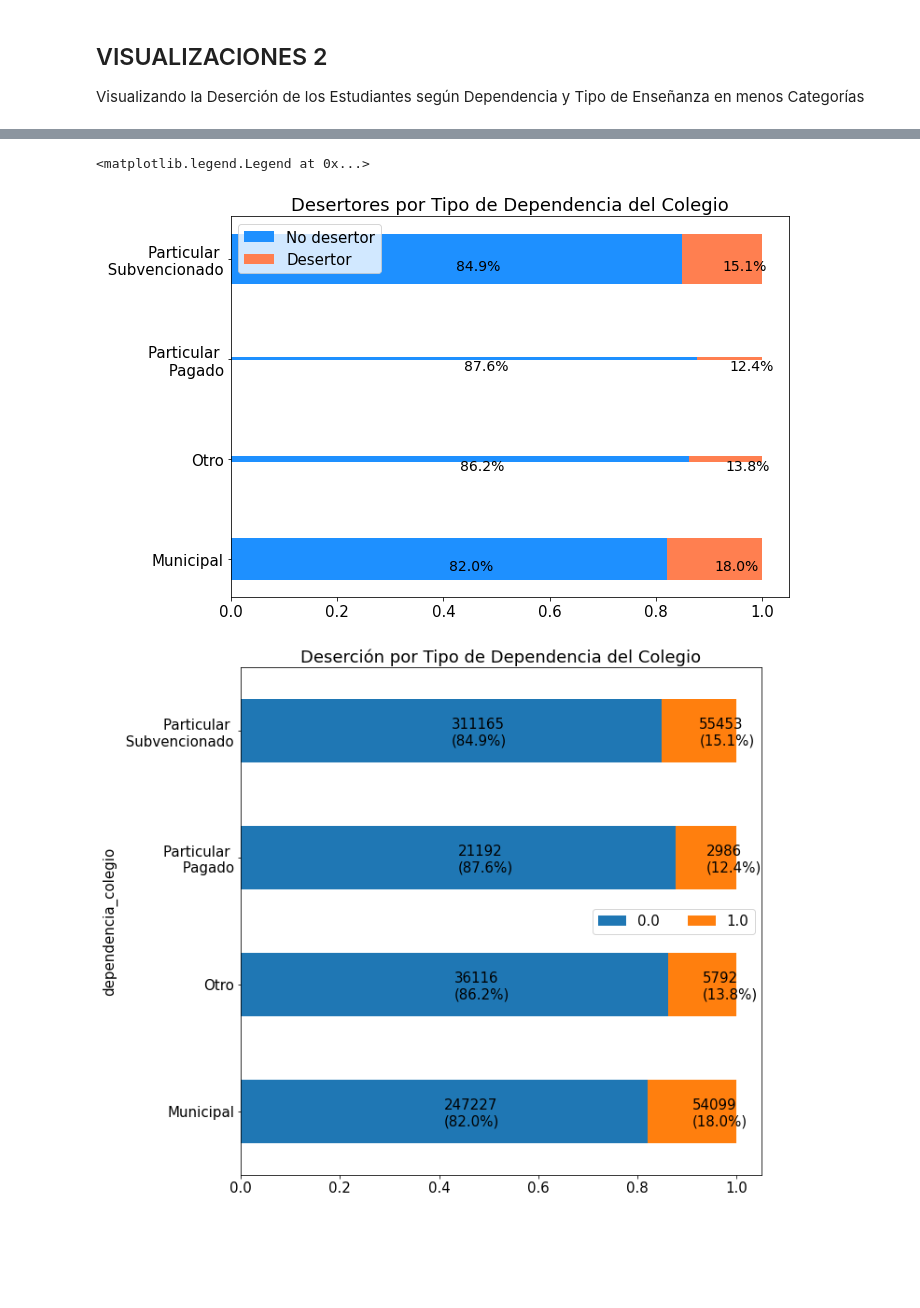
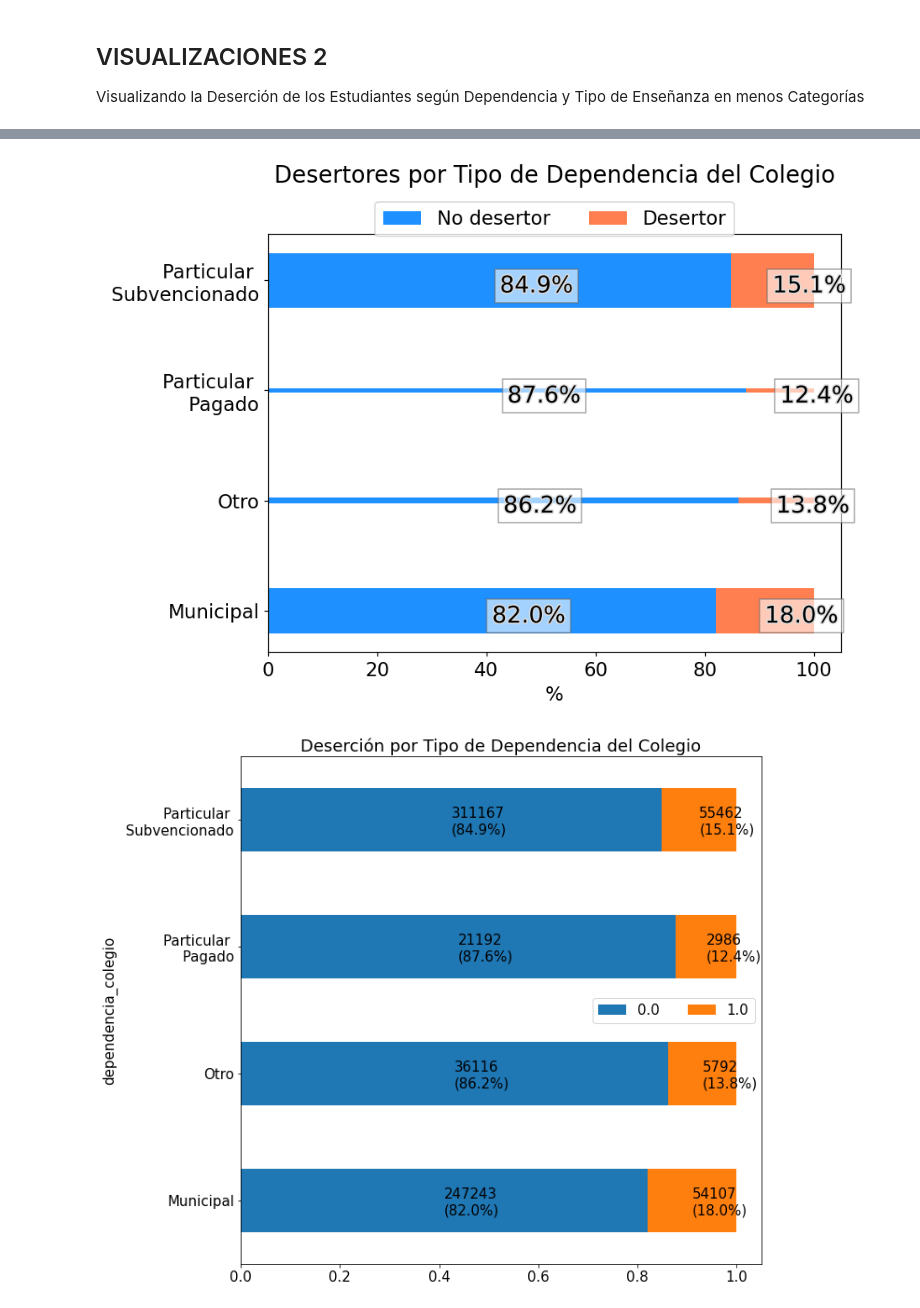
Before and after one commit to GianniCatBug/MDS7201-mineduc-desercion, a Jupyter notebook: notebooks/4.5-exploracion-datos-establecimientos.ipynb, the cells around one changed output, grey strips where cells are left out. Drawn from its saved outputs; the diff is of its cells as text; code cells hidden in the pictures; blank space fills up the shorter version.

```diff
--- a/notebooks/4.5-exploracion-datos-establecimientos.ipynb
+++ b/notebooks/4.5-exploracion-datos-establecimientos.ipynb
@@ -285,7 +283,7 @@ cols = [ 'mrun','cat_periodo', 'codigo_unico',
        'anio_ing_carr_ori',
        'tipo_inst_1', 'dependencia_colegio','tipo_ensenanza_colegio','desertor_1']
 
-df = pd.read_csv('file:///Users/cristobalperez/Downloads/matriz_desercion.csv',usecols=cols)
+df = pd.read_csv(f"{BASE}work_data/matriz_desercion_1.csv.gz", usecols=cols)
 
 df = df.drop_duplicates(subset='mrun')
 
@@ -746,10 +744,10 @@ cross_tab = pd.crosstab(index=df2['tipo_ensenanza_colegio'],
 
 w = list(cross_tab.T.sum()/cross_tab.T.sum().sum())
 
-f, ax = plt.subplots(figsize=(10,7))
+f, ax = plt.subplots(figsize=(10,7), dpi=110)
 plt.rcParams.update({'font.size': 15})
 
-plt.title("Desertores por Tipo de Enseñanza en el Colegio")
+plt.title("Desertores por Tipo de Enseñanza en el Colegio", pad=40)
 
 b1 = plt.barh(cross_tab_prop.reset_index()['tipo_ensenanza_colegio'],
                 cross_tab_prop.reset_index()[0],
@@ -766,11 +764,16 @@ for n, x in enumerate([*cross_tab.index.values]):
     for (proportion, y_loc) in zip(cross_tab_prop.loc[x],
                                           cross_tab_prop.loc[x].cumsum()):
 
-        plt.text(x=(y_loc - proportion) + (proportion / 2),
+        t = plt.text(x=(y_loc - proportion) + (proportion / 2),
                  y=n - 0.11,
                  s=f'{np.round(proportion * 100, 1)}%',
                  color="black",
-                 fontsize=14)
+                 fontsize=18,
+                path_effects=[pe.withStroke(linewidth=2, foreground="gainsboro")])
+        t.set_bbox(dict(facecolor='white', alpha=0.6, edgecolor='dimgray'))
 
-ax.legend(['No desertor', 'Desertor'], loc ='upper left')
+ax.legend(['No desertor', 'Desertor'],loc='upper center', ncol=2, bbox_to_anchor=(0.5, 1.1))
+ax.tick_params(axis='both', which='major', labelsize=15)
+ax.set_xticks(np.arange(0, 1.2, 0.2), [0, 20, 40, 60, 80, 100]);
+ax.set_xlabel("%");
 # %% [output]
@@ -784,40 +786,44 @@ cross_tab_prop = pd.crosstab(index=df2['dependencia_colegio'],
 cross_tab = pd.crosstab(index=df2['dependencia_colegio'],
                         columns=df2['desertor_1'])
 
 
 w = list(cross_tab.T.sum()/cross_tab.T.sum().sum())
 
-f, ax = plt.subplots(figsize=(10,7))
+f, ax = plt.subplots(figsize=(8,6), dpi=110)
 
 plt.rcParams.update({'font.size': 15})
 
-plt.title("Desertores por Tipo de Dependencia del Colegio")
+plt.title("Desertores por Tipo de Dependencia del Colegio", pad=40)
 
 b1 = plt.barh(cross_tab_prop.reset_index()['dependencia_colegio'],
                 cross_tab_prop.reset_index()[0],
                 color="dodgerblue",
                 height=w)
 
 b2 = plt.barh(cross_tab_prop.reset_index()['dependencia_colegio'],
                 cross_tab_prop.reset_index()[1],
                 left=cross_tab_prop.reset_index()[0],
                 color="coral",
                 height=w)
 
 for n, x in enumerate([*cross_tab.index.values]):
     for (proportion, y_loc) in zip(cross_tab_prop.loc[x],
                                           cross_tab_prop.loc[x].cumsum()):
 
-        plt.text(x=(y_loc - proportion) + (proportion / 2),
+        t = plt.text(x=(y_loc - proportion) + (proportion / 2),
                  y=n - 0.11,
                  s=f'{np.round(proportion * 100, 1)}%',
                  color="black",
-                 fontsize=14)
+                 fontsize=18,
+                path_effects=[pe.withStroke(linewidth=2, foreground="gainsboro")])
+        t.set_bbox(dict(facecolor='white', alpha=0.6, edgecolor='dimgray'))
 
-ax.legend(['No desertor', 'Desertor'], loc ='upper left')
+ax.legend(['No desertor', 'Desertor'],loc='upper center', ncol=2, bbox_to_anchor=(0.5, 1.1))
+ax.tick_params(axis='both', which='major', labelsize=15)
+ax.set_xticks(np.arange(0, 1.2, 0.2), [0, 20, 40, 60, 80, 100]);
+ax.set_xlabel("%");
 # %% [output]
-<matplotlib.legend.Legend at 0x...>
-[figure, old version]
+[figure, new version]
 # %%
 from turtle import width
 
```
Also changed, not shown: parts of 40 cells of this notebook, 1 other file.
